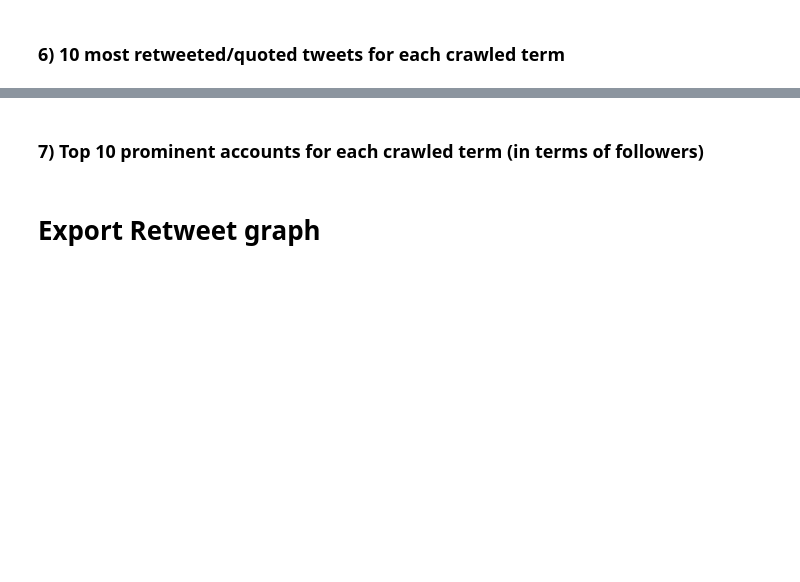
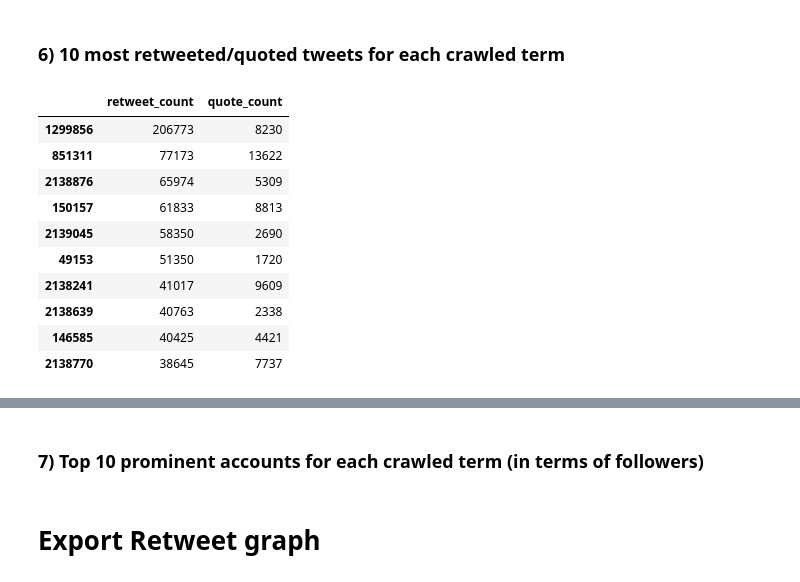
Before and after one commit to sTechLab/VoterFraud2020-analysis, a Jupyter notebook: notebooks/initial_exploration.ipynb, the cells around one changed output, grey strips where cells are left out. Cells and saved outputs as stored; diff of their text form; code cells hidden in the pictures; blank space fills up the shorter version.

```diff
--- a/notebooks/initial_exploration.ipynb
+++ b/notebooks/initial_exploration.ipynb
@@ -345,10 +359,22 @@ pd.DataFrame(np.log(co_occurrence_percentage), index=co_occurrence.index, column
 # %%
 
 
 term = crawled_terms_df.iloc[0]["term"]
 term_stats = tweet_df[tweet_df[term] == 1][["retweet_count", "quote_count"]].fillna(0).astype(int)
-top_retweeted = term_stats.nlargest(10, 'retweet_count')
-top_quoted = term_stats.nlargest(10, 'quote_count')
+top_retweeted = term_stats.nlargest(10, 'retweet_count').sort_values('retweet_count', ascending=False)
+top_quoted = term_stats.nlargest(10, 'quote_count').sort_values('quote_count', ascending=False)
+# %% [output]
+|  | retweet_count | quote_count |
+| 1299856 | 206773 | 8230 |
+| 851311 | 77173 | 13622 |
+| 2138876 | 65974 | 5309 |
+| 150157 | 61833 | 8813 |
+| 2139045 | 58350 | 2690 |
+| 49153 | 51350 | 1720 |
+| 2138241 | 41017 | 9609 |
+| 2138639 | 40763 | 2338 |
+| 146585 | 40425 | 4421 |
+| 2138770 | 38645 | 7737 |
 # %%
 import json
 
```
Also changed, not shown: parts of 6 cells of this notebook, 6 other files.
